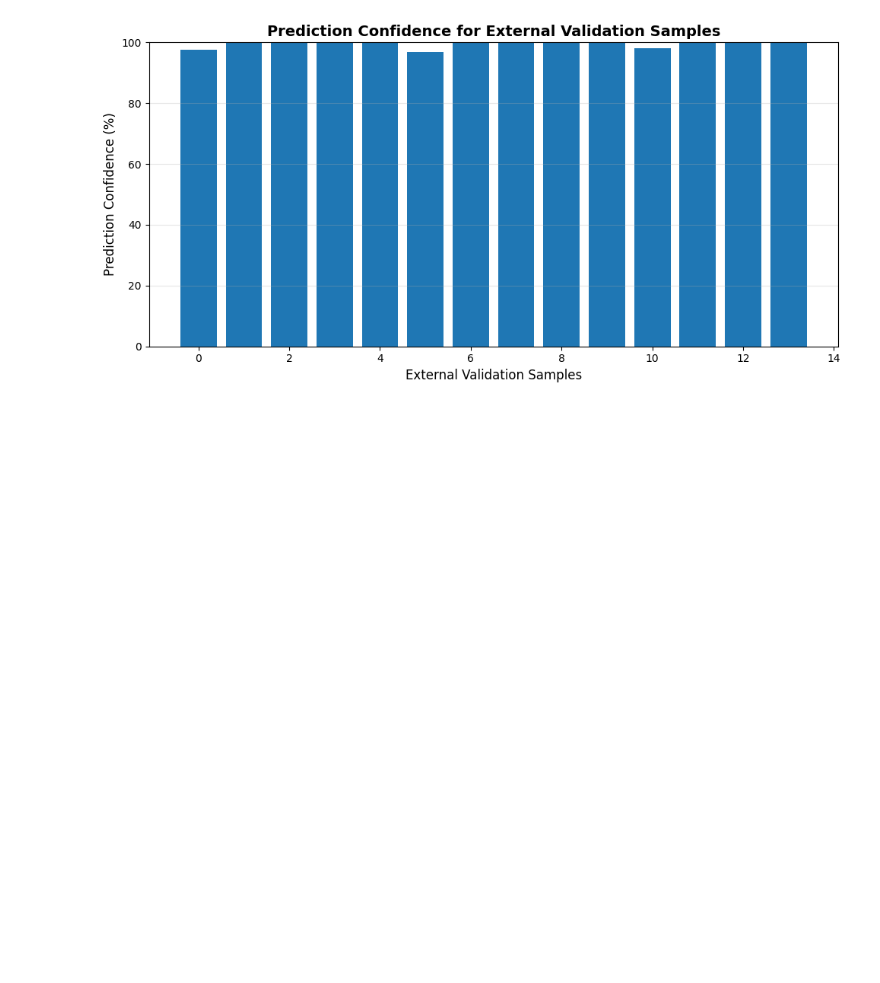
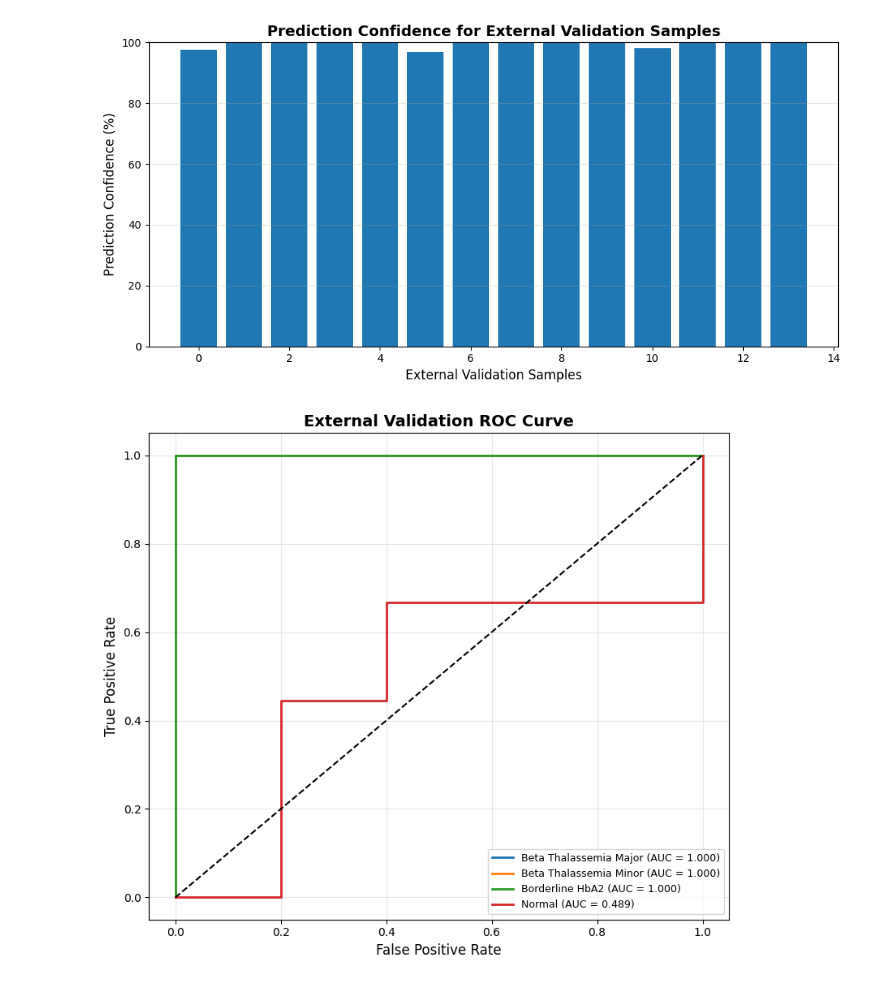
Before and after one commit to NaveedAhmad-6522/Hemoglobinopathy_ML_Classification, a Jupyter notebook: 04_External_Data_Validation.ipynb, the cells around one changed output. Cells and saved outputs as stored; diff of their text form; code cells hidden in the pictures; blank space fills up the shorter version.

```diff
--- a/04_External_Data_Validation.ipynb
+++ b/04_External_Data_Validation.ipynb
@@ -222,7 +222,7 @@ probabilities = xgb_model.predict_proba(X_external_scaled)
 # TRUE LABELS
 # ============================================================
 
-y_true = target_encoder.transform(external["Results"])
+y_true = target_encoder.transform(external_II["Results"]) # Changed external to external_II
 # %%
 from sklearn.metrics import (
     accuracy_score,
@@ -384,3 +384,84 @@ plt.savefig(
 plt.show()
 # %% [output]
 [figure]
+# %%
+# ============================================================
+# FIGURE 16
+# EXTERNAL VALIDATION ROC CURVE
+# ============================================================
+
+from sklearn.preprocessing import label_binarize
+from sklearn.metrics import roc_curve, auc
+import matplotlib.pyplot as plt
+import numpy as np
+
+# Predicted probabilities from external validation
+y_prob = xgb_model.predict_proba(X_external_scaled)
+
+# True labels (encoded)
+classes = np.unique(y_true)
+
+# Binarize labels
+y_external_bin = label_binarize(y_true, classes=classes)
+
+plt.figure(figsize=(8,7))
+
+colors = [
+    "#1f77b4",
+    "#ff7f0e",
+    "#2ca02c",
+    "#d62728",
+    "#9467bd",
+    "#8c564b"
+]
+
+# Plot ROC for each class
+for i in range(len(classes)):
+
+    fpr, tpr, _ = roc_curve(
+        y_external_bin[:, i],
+        y_prob[:, i]
+    )
+
+    roc_auc = auc(fpr, tpr)
+
+    plt.plot(
+        fpr,
+        tpr,
+        lw=2,
+        color=colors[i],
+        label=f"{target_encoder.classes_[classes[i]]} (AUC = {roc_auc:.3f})"
+    )
+
+# Random classifier
+plt.plot(
+    [0,1],
+    [0,1],
+    linestyle="--",
+    color="black"
+)
+
+plt.xlabel("False Positive Rate", fontsize=12)
+plt.ylabel("True Positive Rate", fontsize=12)
+
+plt.title(
+    "External Validation ROC Curve",
+    fontsize=14,
+    weight="bold"
+)
+
+plt.legend(loc="lower right", fontsize=9)
+
+plt.grid(alpha=0.3)
+
+plt.tight_layout()
+
+plt.savefig(
+    "Figure16_External_ROC.png",
+    dpi=600,
+    bbox_inches="tight"
+)
+
+plt.show()
+# %% [output]
+[figure, added]
```
Also changed, not shown: parts of 55 cells of this notebook.
